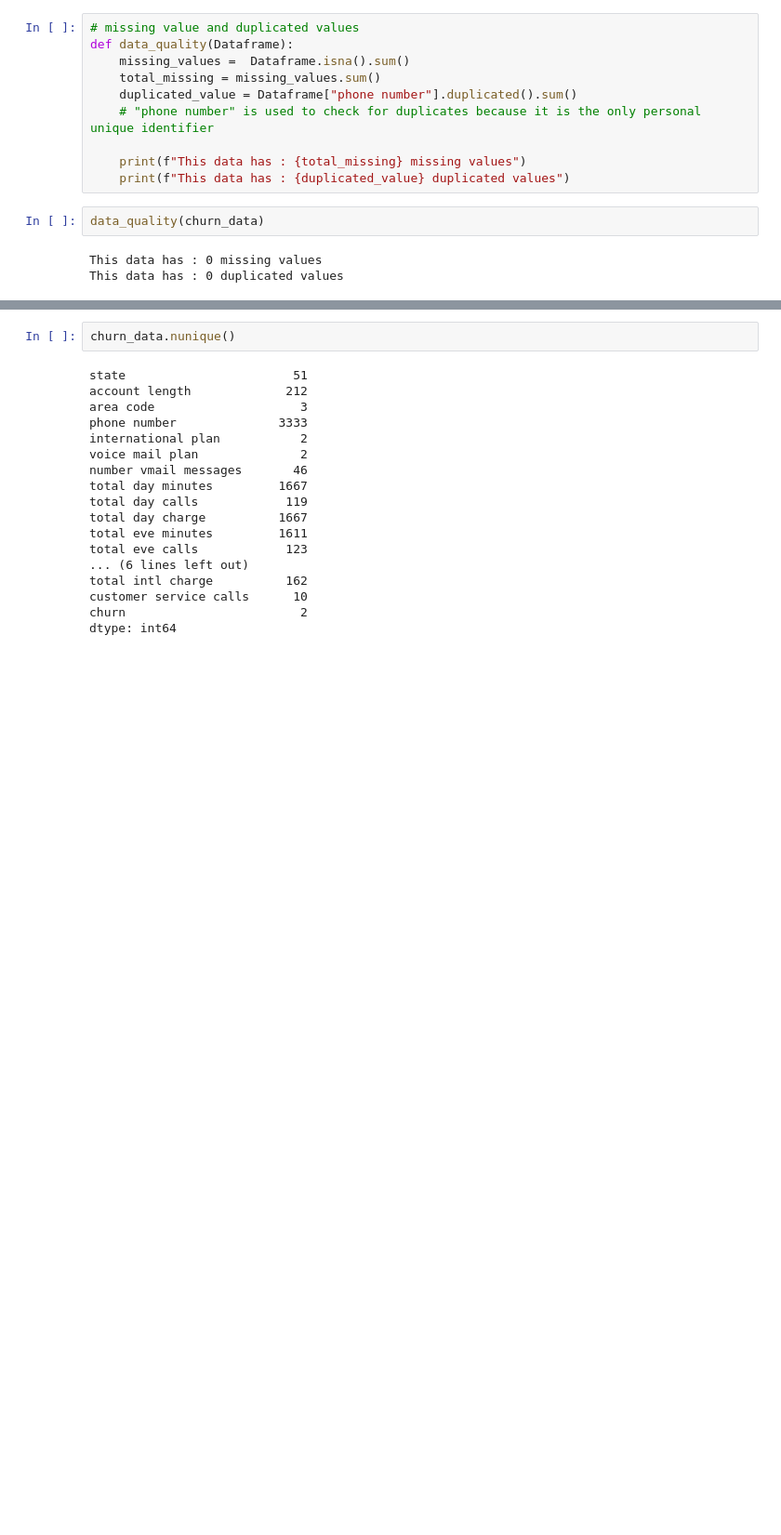
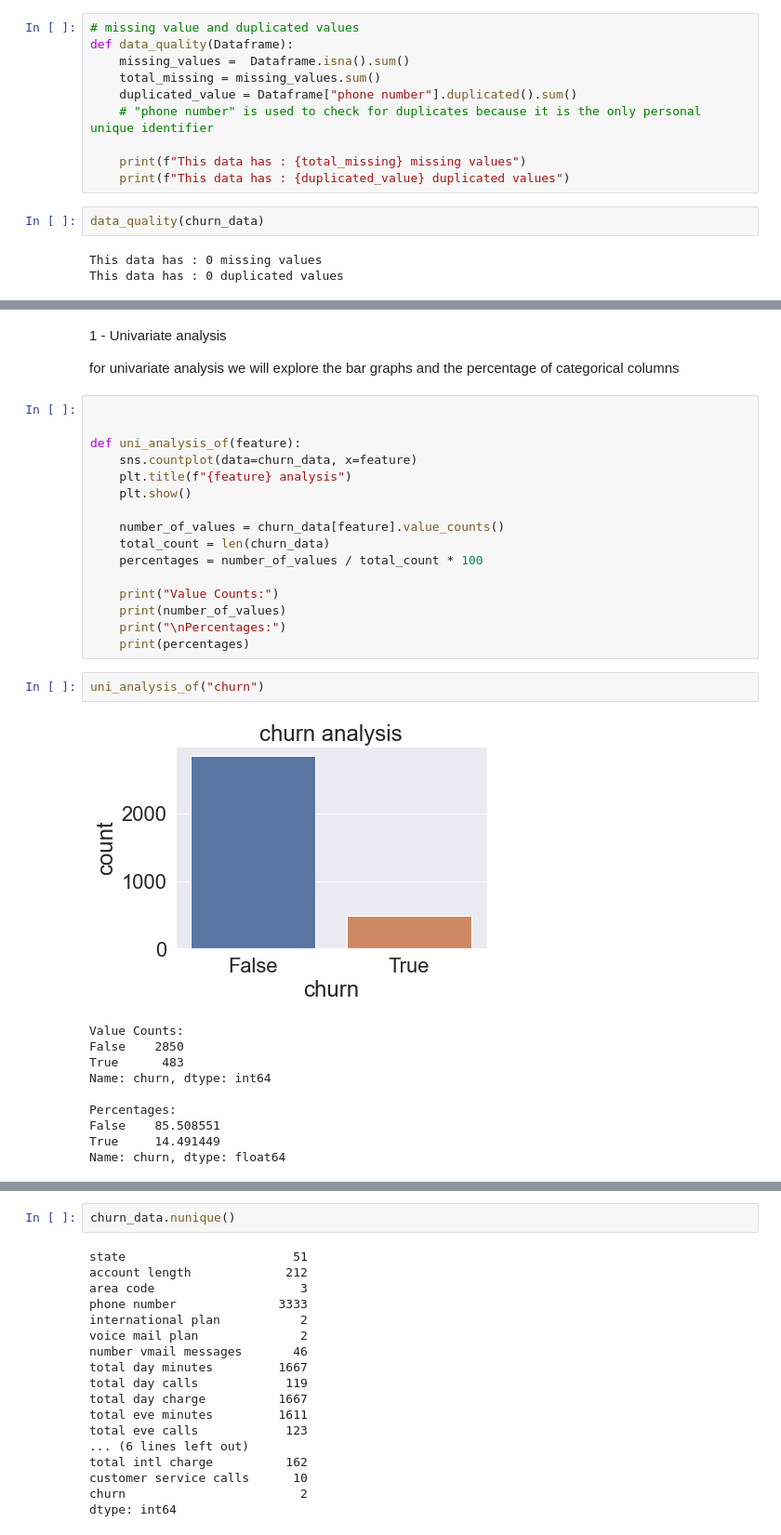
Before and after one commit to williamm243/customer_retention, a Jupyter notebook: customer.ipynb, the cells around one changed output, grey strips where cells are left out. Shown at 93% size. Cells and saved outputs as stored; diff of their text form; blank space fills up the shorter version.

```diff
--- a/customer.ipynb
+++ b/customer.ipynb
@@ -215,0 +194,33 @@ KeyboardInterrupt:
+# %% [markdown]
+ 1 - Univariate analysis
+
+ for univariate analysis we will explore the bar graphs and the percentage of categorical columns
+# %%
+
+
+def uni_analysis_of(feature):
+    sns.countplot(data=churn_data, x=feature)
+    plt.title(f"{feature} analysis")
+    plt.show()
+
+    number_of_values = churn_data[feature].value_counts()
+    total_count = len(churn_data)
+    percentages = number_of_values / total_count * 100
+
+    print("Value Counts:")
+    print(number_of_values)
+    print("\nPercentages:")
+    print(percentages)
+# %%
+uni_analysis_of("churn")
+# %% [output]
+[figure, added]
+Value Counts:
+False    2850
+True      483
+Name: churn, dtype: int64
+
+Percentages:
+False    85.508551
+True     14.491449
+Name: churn, dtype: float64
```
Also changed, not shown: parts of 32 cells of this notebook.
